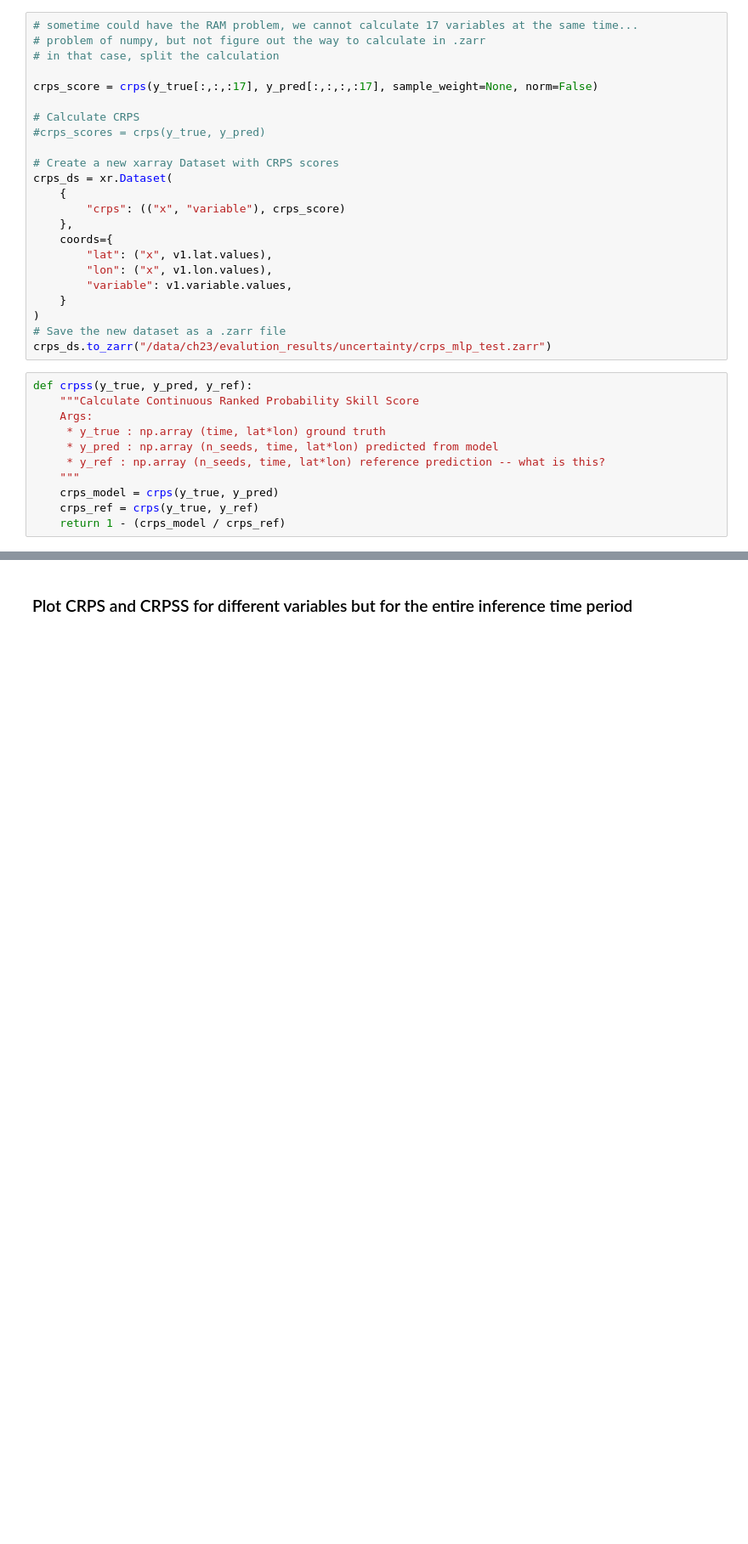
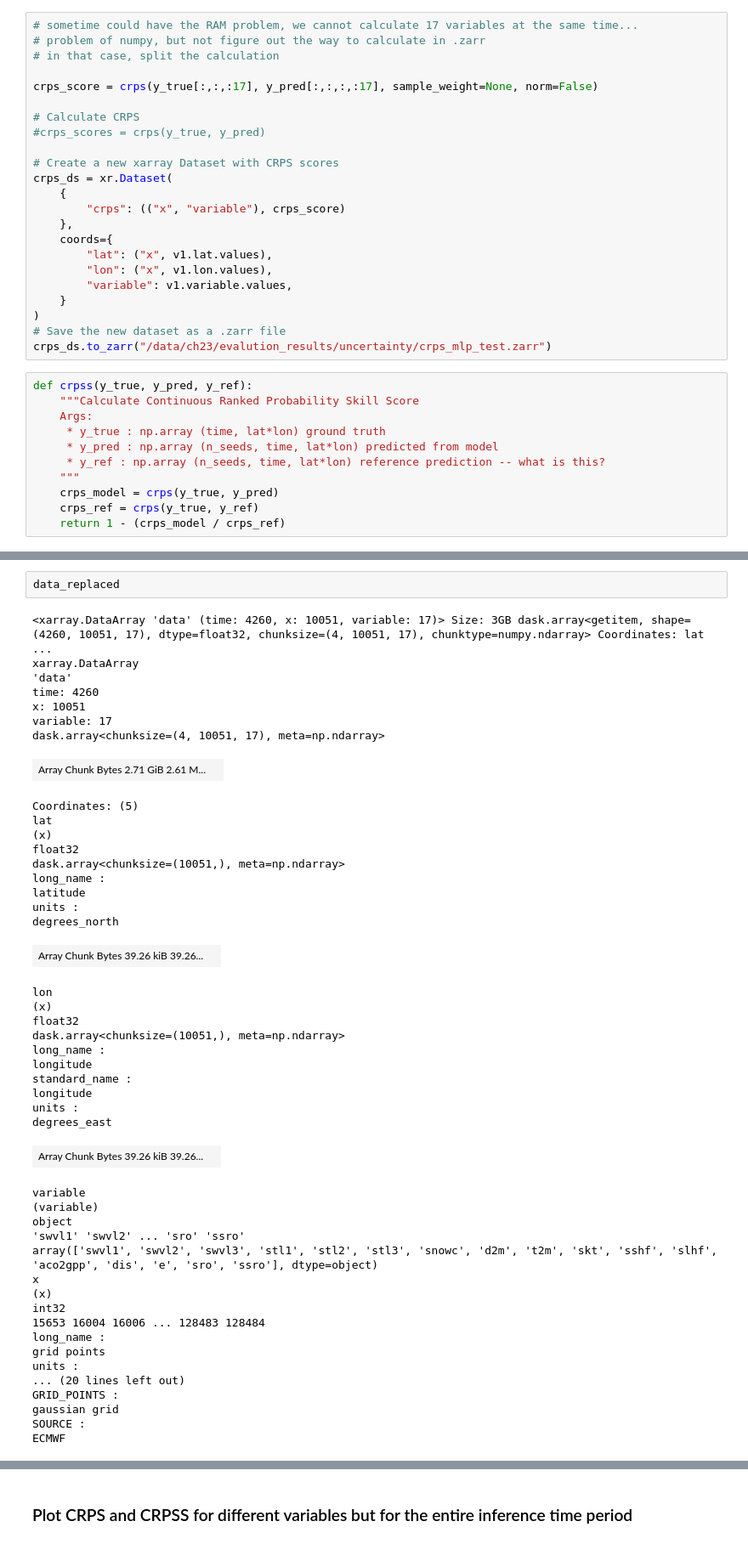
Before and after one commit to ECMWFCode4Earth/ML-BEES, a Jupyter notebook: ML-BEES-eval/uncertainty.ipynb, the cells around one changed output, grey strips where cells are left out. Shown at 85% size. Cells and saved outputs as stored; diff of their text form; blank space fills up the shorter version.

```diff
--- a/ML-BEES-eval/uncertainty.ipynb
+++ b/ML-BEES-eval/uncertainty.ipynb
@@ -201,0 +333,49 @@ def crpss(y_true, y_pred, y_ref):
+# %%
+data_replaced
+# %% [output]
+<xarray.DataArray 'data' (time: 4260, x: 10051, variable: 17)> Size: 3GB dask.array<getitem, shape=(4260, 10051, 17), dtype=float32, chunksize=(4, 10051, 17), chunktype=numpy.ndarray> Coordinates: lat ...
+xarray.DataArray
+'data'
+time: 4260
+x: 10051
+variable: 17
+dask.array<chunksize=(4, 10051, 17), meta=np.ndarray>
+| Array Chunk Bytes 2.71 GiB 2.61 M... |  |
+Coordinates: (5)
+lat
+(x)
+float32
+dask.array<chunksize=(10051,), meta=np.ndarray>
+long_name :
+latitude
+units :
+degrees_north
+| Array Chunk Bytes 39.26 kiB 39.26... |  |
+lon
+(x)
+float32
+dask.array<chunksize=(10051,), meta=np.ndarray>
+long_name :
+longitude
+standard_name :
+longitude
+units :
+degrees_east
+| Array Chunk Bytes 39.26 kiB 39.26... |  |
+variable
+(variable)
+object
+'swvl1' 'swvl2' ... 'sro' 'ssro'
+array(['swvl1', 'swvl2', 'swvl3', 'stl1', 'stl2', 'stl3', 'snowc', 'd2m', 't2m', 'skt', 'sshf', 'slhf', 'aco2gpp', 'dis', 'e', 'sro', 'ssro'], dtype=object)
+x
+(x)
+int32
+15653 16004 16006 ... 128483 128484
+long_name :
+grid points
+units :
+... (20 lines left out)
+GRID_POINTS :
+gaussian grid
+SOURCE :
+ECMWF
```
Also changed, not shown: parts of 20 cells of this notebook.
